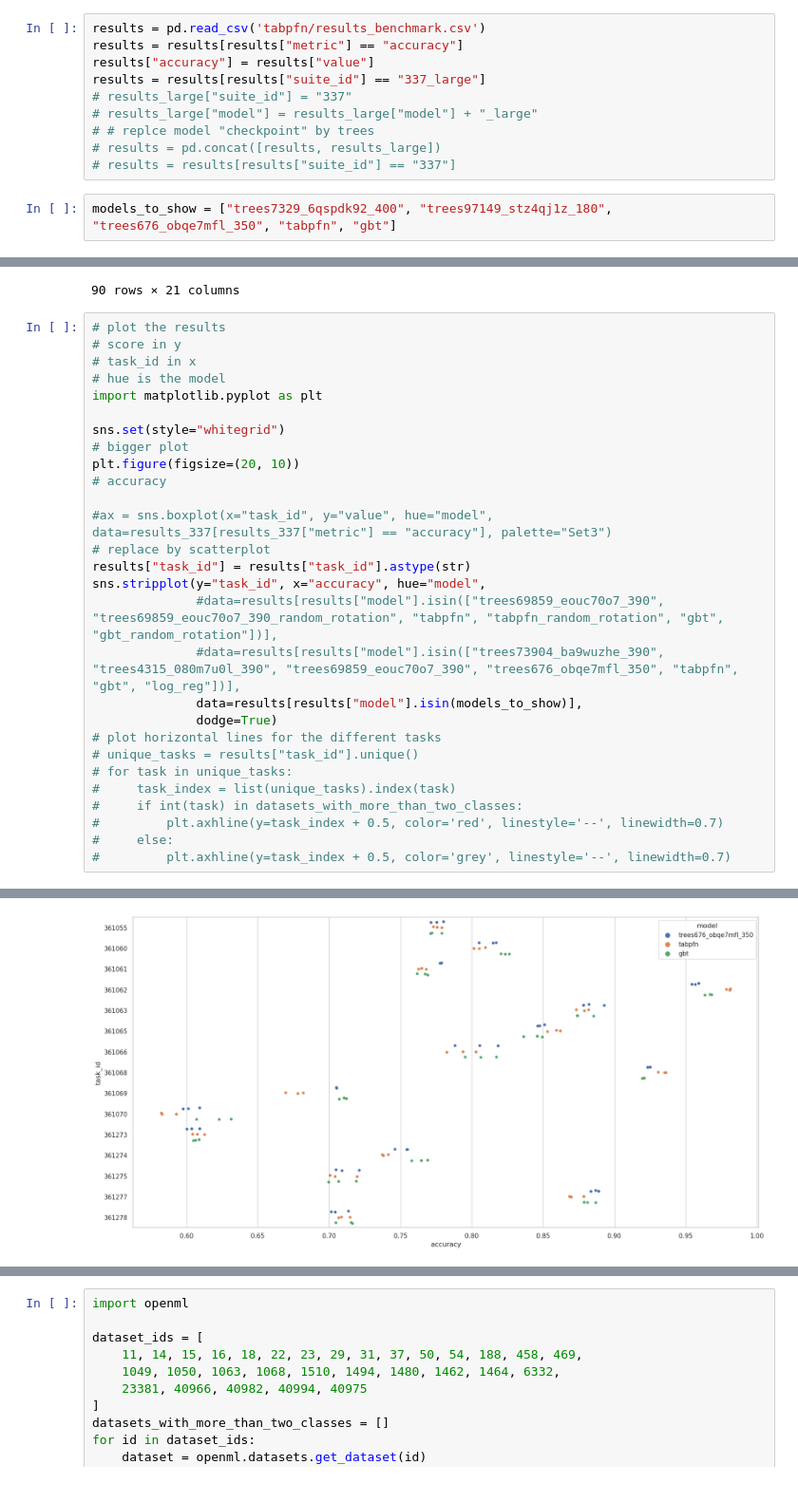
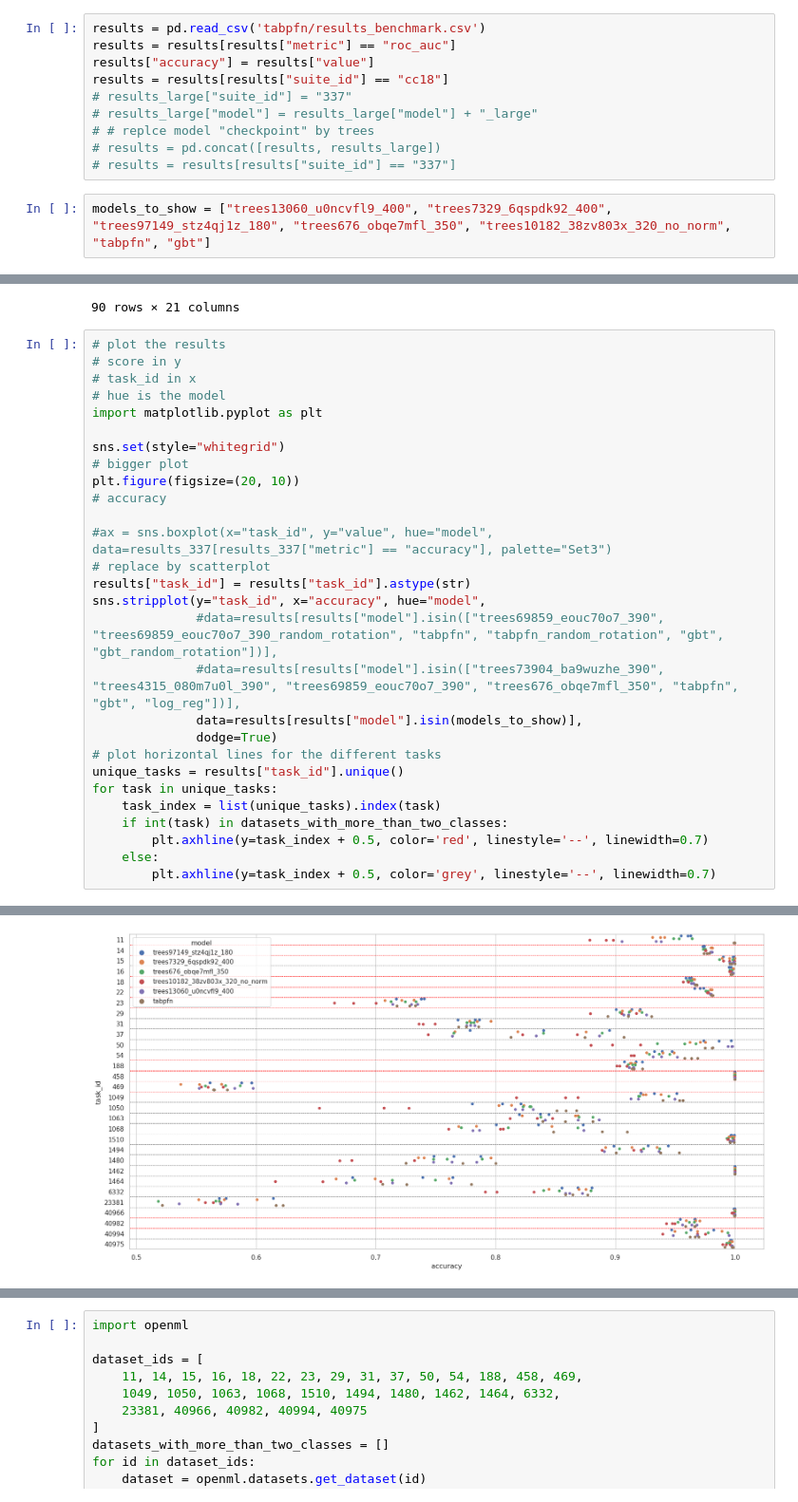
Before and after one commit to LeoGrin/TabPFN, a Jupyter notebook: tabpfn/benchmark_analysis.ipynb, the cells around one changed output, grey strips where cells are left out. Shown: that part at 95% size. Cells and saved outputs as stored; diff of their text form.

```diff
--- a/tabpfn/benchmark_analysis.ipynb
+++ b/tabpfn/benchmark_analysis.ipynb
@@ -22,16 +22,16 @@ array(['Random Forest', 'Gradient Boosting', 'Logistic Regression',
        'trees13368_15'], dtype=object)
 # %%
 results = pd.read_csv('tabpfn/results_benchmark.csv')
-results = results[results["metric"] == "accuracy"]
+results = results[results["metric"] == "roc_auc"]
 results["accuracy"] = results["value"]
-results = results[results["suite_id"] == "337_large"]
+results = results[results["suite_id"] == "cc18"]
 # results_large["suite_id"] = "337"
 # results_large["model"] = results_large["model"] + "_large"
 # # replce model "checkpoint" by trees
 # results = pd.concat([results, results_large])
 # results = results[results["suite_id"] == "337"]
 # %%
-models_to_show = ["trees7329_6qspdk92_400", "trees97149_stz4qj1z_180", "trees676_obqe7mfl_350", "tabpfn", "gbt"]
+models_to_show = ["trees13060_u0ncvfl9_400", "trees7329_6qspdk92_400", "trees97149_stz4qj1z_180", "trees676_obqe7mfl_350", "trees10182_38zv803x_320_no_norm", "tabpfn", "gbt"]
 # %%
 results["model"].unique()
 # %% [output]
@@ -115,11 +115,11 @@ sns.stripplot(y="task_id", x="accuracy", hue="model",
               data=results[results["model"].isin(models_to_show)],
               dodge=True)
 # plot horizontal lines for the different tasks
-# unique_tasks = results["task_id"].unique()
-# for task in unique_tasks:
-#     task_index = list(unique_tasks).index(task)
-#     if int(task) in datasets_with_more_than_two_classes:
-#         plt.axhline(y=task_index + 0.5, color='red', linestyle='--', linewidth=0.7)
-#     else:
-#         plt.axhline(y=task_index + 0.5, color='grey', linestyle='--', linewidth=0.7)
+unique_tasks = results["task_id"].unique()
+for task in unique_tasks:
+    task_index = list(unique_tasks).index(task)
+    if int(task) in datasets_with_more_than_two_classes:
+        plt.axhline(y=task_index + 0.5, color='red', linestyle='--', linewidth=0.7)
+    else:
+        plt.axhline(y=task_index + 0.5, color='grey', linestyle='--', linewidth=0.7)
 # %% [output]
@@ -127,4 +126,4 @@ sns.stripplot(y="task_id", x="accuracy", hue="model",
-[figure, old version]
+[figure, new version]
 # %%
 # Compute mean rank of each model
 #results = results_337[results_337["metric"] == "accuracy"]
```
Also changed, not shown: parts of 10 cells of this notebook, 12 other files.
